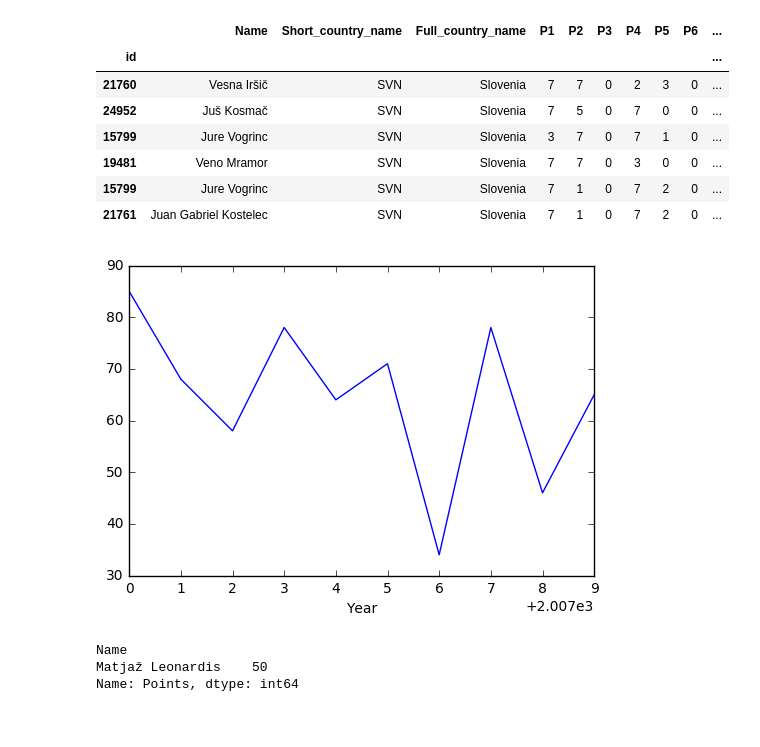
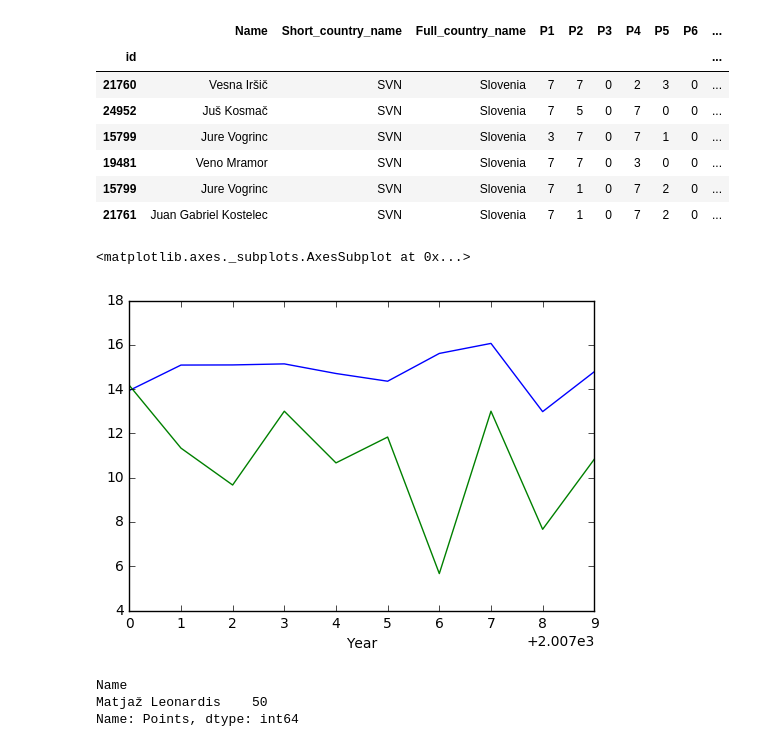
Before and after one commit to lenarttreven/projekt_programiranje_1, a Jupyter notebook: projekt.ipynb, the cells around one changed output. Cells and saved outputs as stored; diff of their text form; code cells hidden in the pictures.

```diff
--- a/projekt.ipynb
+++ b/projekt.ipynb
@@ -4,7 +4,7 @@ import pandas as pd
 
 pd.options.display.max_rows = 20
 # %%
-data = pd.read_csv('data.csv', thousands=',',index_col = 'id' )
+data = pd.read_csv('data.csv',index_col = 'id' )
 data
 # %% [output]
 |  | Name | Short_country_name | Full_country_name | P1 | P2 | P3 | P4 | P5 | P6 | ... |
@@ -141,9 +133,11 @@ slovenci[:6]
 | 15799 | Jure Vogrinc | SVN | Slovenia | 7 | 1 | 0 | 7 | 2 | 0 | ... |
 | 21761 | Juan Gabriel Kostelec | SVN | Slovenia | 7 | 1 | 0 | 7 | 2 | 0 | ... |
 # %%
-graf = slovenci.groupby('Year')['Points'].sum().plot()
+data.groupby('Year')['Points'].mean().plot()
+slovenci.groupby('Year')['Points'].mean().plot()
 # %% [output]
+<matplotlib.axes._subplots.AxesSubplot at 0x...>
-[figure, old version]
+[figure, new version]
 # %%
 najuspešnješi = slovenci.groupby('Name')['Points'].sum()
 najuspešnješi.sort_values(ascending=False)[:1]
```
Also changed, not shown: parts of 4 cells of this notebook.
